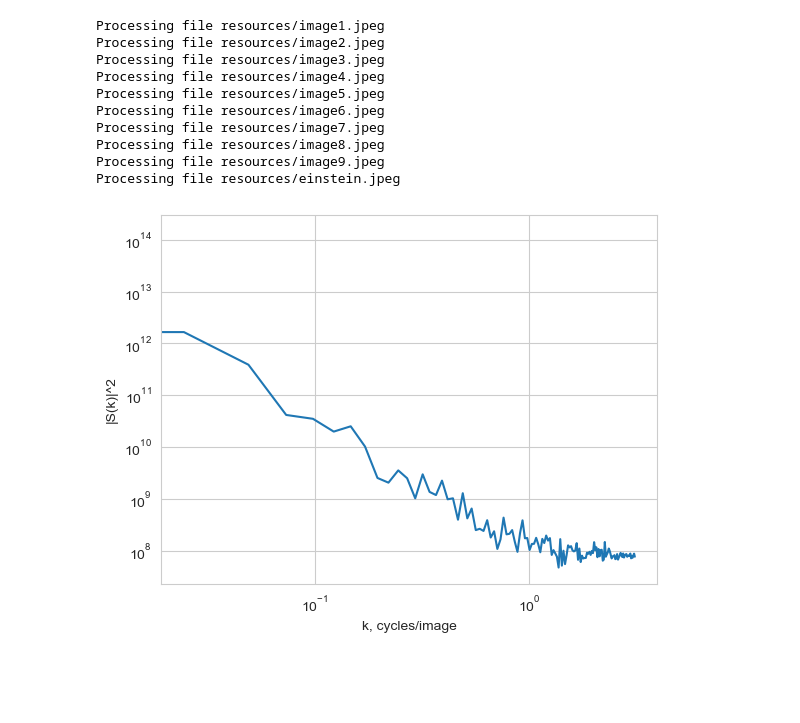
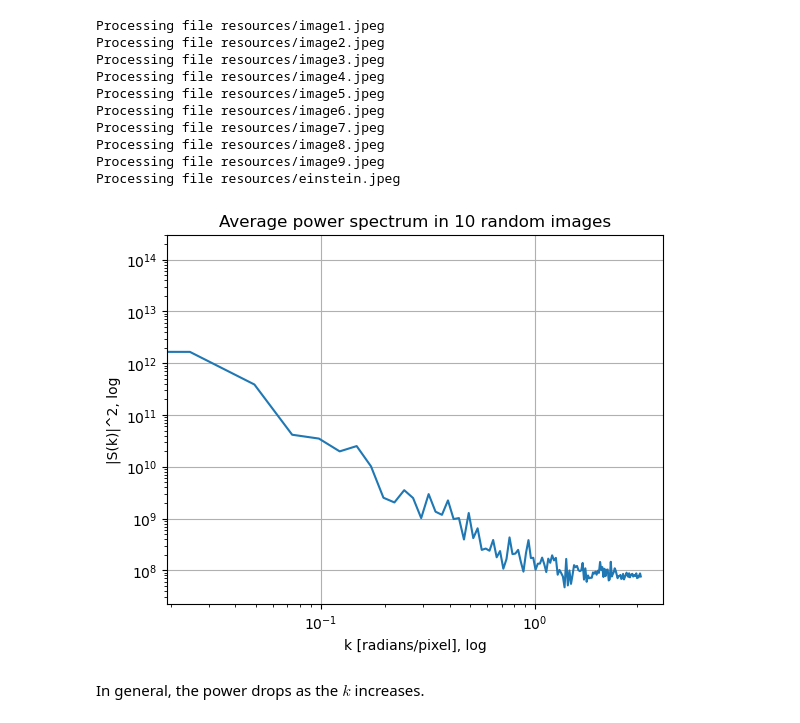
Before and after one commit to kerseviciute/how-does-vision-work, a Jupyter notebook: homework-1.ipynb, the cells around one changed output. Saved outputs shown, nothing was run; the diff lists cells and outputs as text; code cells hidden in the pictures; blank space fills up the shorter version.

```diff
--- a/homework-1.ipynb
+++ b/homework-1.ipynb
@@ -313,12 +341,9 @@ for all kinds of values of k, so that you get $g(k)$ as a function of $k$, and p
 # %%
 def g_c(kernel, k):
     res = 0
-    size = kernel.shape[0]
-    center = int(kernel.shape[0] / 2)
 
     for i in range(kernel.shape[0]):
         for j in range(kernel.shape[1]):
-            pos = (j - center) / size / 0.5
             pos = j
             res += kernel[i, j] * np.cos(k * pos)
 
@@ -326,12 +351,9 @@ def g_c(kernel, k):
 # %%
 def g_s(kernel, k):
     res = 0
-    size = kernel.shape[0]
-    center = int(kernel.shape[0] / 2)
 
     for i in range(kernel.shape[0]):
         for j in range(kernel.shape[1]):
-            pos = (j - center) / size / 0.5
             pos = j
             res += kernel[i, j] * np.cos(k * pos)
 
@@ -402,4 +433,4 @@ plt.show()
 # %%
-k = k_step(251)
-g_k = g(kernel, k)
+k_vertical = k_step(251)
+g_k_vertical = g(kernel, k_vertical)
 # %%
@@ -480,9 +527,13 @@ Processing file resources/einstein.jpeg
 # %%
 plt.plot(k, np.mean(s_k, axis = 0))
-plt.xlabel("k, cycles/image")
-plt.ylabel("|S(k)|^2")
+plt.grid()
+plt.xlabel("k [radians/pixel], log")
+plt.ylabel("|S(k)|^2, log")
 plt.xscale("log")
 plt.yscale("log")
+plt.title("Average power spectrum in 10 random images")
 plt.show()
 # %% [output]
-[figure, old version]
+[figure, new version]
+# %% [markdown]
+In general, the power drops as the $k$ increases.
```
Also changed, not shown: parts of 41 cells of this notebook.
